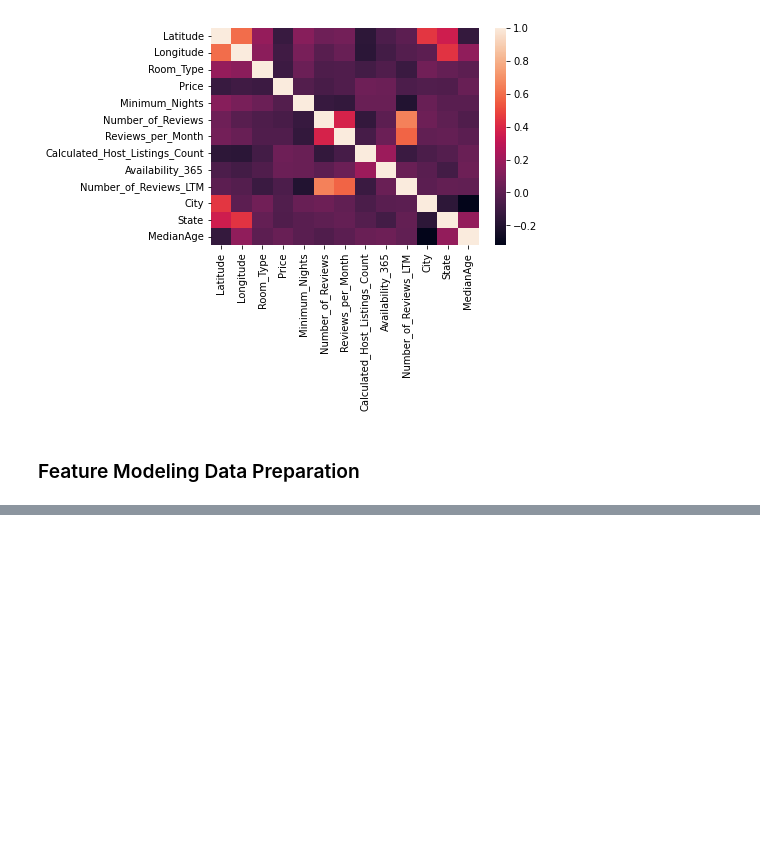
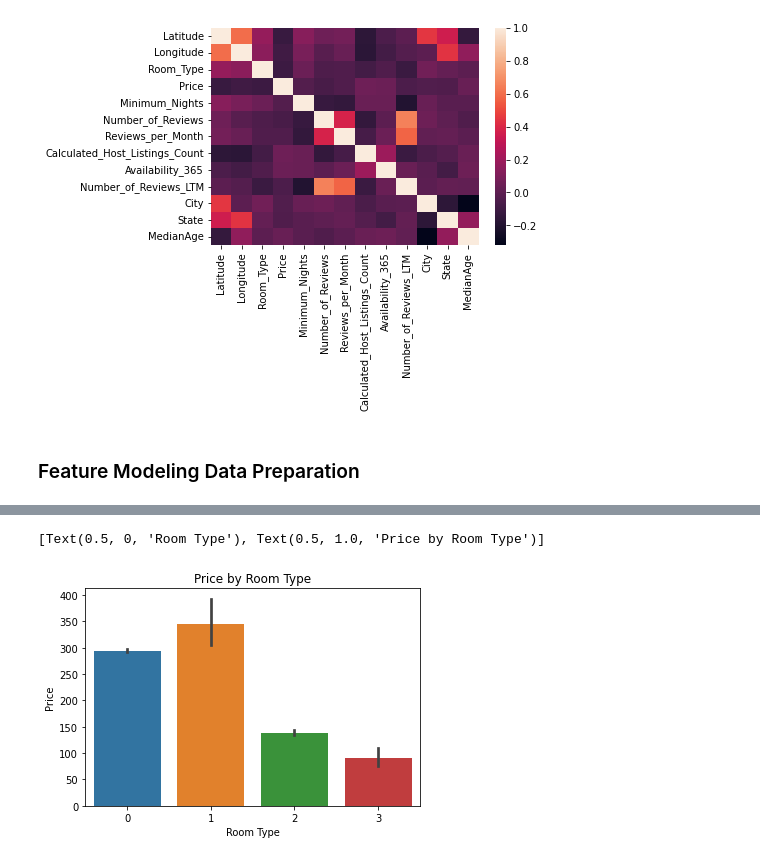
Before and after one commit to caroline-eggett/airbnb-price-predictor, a Jupyter notebook: descriptive_analytics.ipynb, the cells around one changed output, grey strips where cells are left out. Drawn from its saved outputs; the diff is of its cells as text; code cells hidden in the pictures; blank space fills up the shorter version.

```diff
--- a/descriptive_analytics.ipynb
+++ b/descriptive_analytics.ipynb
@@ -135,0 +167,6 @@ df = pd.concat([df, state], axis=0).drop('State', axis=1)
+# %%
+Room_Type_Price_Plot = sns.barplot(data=df_analysis, x="Room_Type", y="Price")
+Room_Type_Price_Plot.set(xlabel = "Room Type", title = "Price by Room Type")
+# %% [output]
+[Text(0.5, 0, 'Room Type'), Text(0.5, 1.0, 'Price by Room Type')]
+[figure, added]
```
Also changed, not shown: parts of 6 cells of this notebook.
